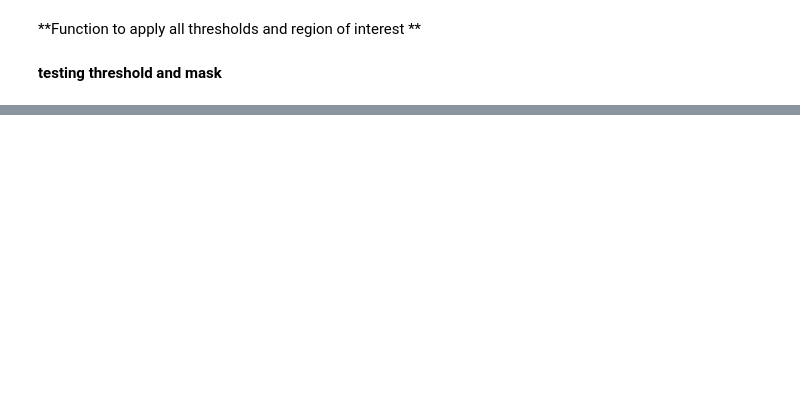
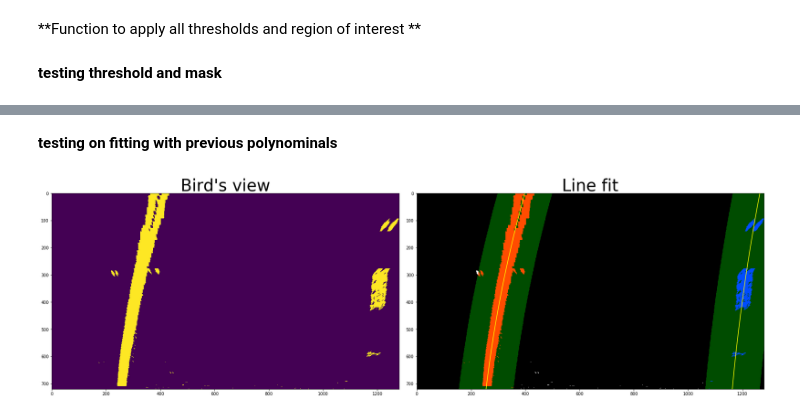
Before and after one commit to yuewang199511/Advanced_lane_line_detection, a Jupyter notebook: advanced_lane_detection.ipynb, the cells around one changed output, grey strips where cells are left out. Cells and saved outputs as stored; diff of their text form; code cells hidden in the pictures; blank space fills up the shorter version.

```diff
--- a/advanced_lane_detection.ipynb
+++ b/advanced_lane_detection.ipynb
@@ -274,0 +550,20 @@ plt.subplots_adjust(left=0., right=1, top=0.9, bottom=0.)
+# %% [markdown]
+**testing on fitting with previous polynominals**
+# %%
+fitting_results = search_around_poly(warped_image, fitting_results[0], fitting_results[1])
+
+# Plot the result
+f, (ax1, ax2) = plt.subplots(1, 2, figsize=(24, 9))
+f.tight_layout()
+
+ax1.imshow(warped_image)
+ax1.set_title("Bird's view", fontsize=40)
+
+# Plots the left and right polynomials on the lane lines
+ax2.plot(fitting_results[-4], fitting_results[-2], color='yellow')
+ax2.plot(fitting_results[-3], fitting_results[-2], color='yellow')
+ax2.imshow(fitting_results[-1])
+ax2.set_title("Line fit", fontsize=40)
+plt.subplots_adjust(left=0., right=1, top=0.9, bottom=0.)
+# %% [output]
+[figure, added]
```
Also changed, not shown: parts of 13 cells of this notebook, 4 other files.
